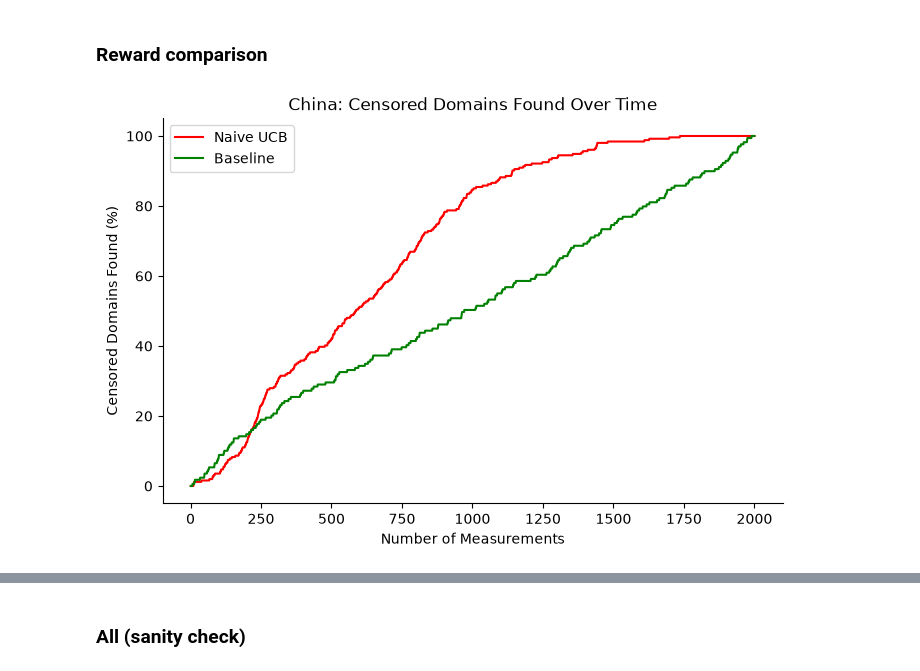
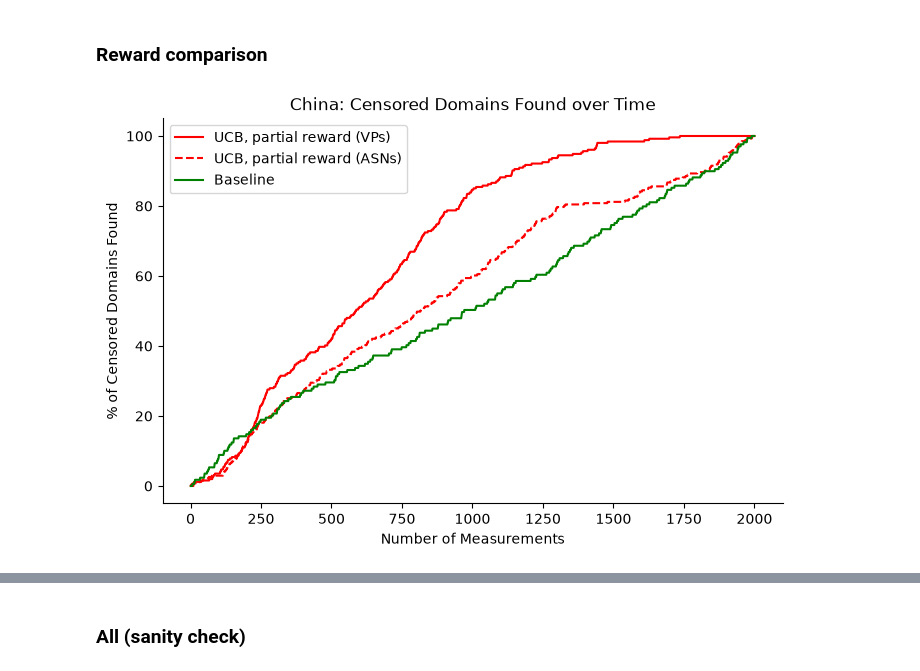
Before and after one commit to r-andlab/cenrl-infra, a Jupyter notebook: analysis/Analysis.ipynb, the cells around one changed output, grey strips where cells are left out. Saved outputs shown, nothing was run; the diff lists cells and outputs as text; code cells hidden in the pictures.

```diff
--- a/analysis/Analysis.ipynb
+++ b/analysis/Analysis.ipynb
@@ -368,9 +373,9 @@ plt.show()
 # %%
 files = [
     f"{DATA_DIR}/exp1/United_Arab_Emirates.csv",
-    # f"{DATA_DIR}/exp2/United_Arab_Emirates.csv",
+    f"{DATA_DIR}/exp2/United_Arab_Emirates.csv",
     f"{DATA_DIR}/exp3/United_Arab_Emirates.csv",
-    # f"{DATA_DIR}/exp4/United_Arab_Emirates.csv",
+    f"{DATA_DIR}/exp4/United_Arab_Emirates.csv",
     f"{DATA_DIR}/baseline/United_Arab_Emirates.csv"
 ]
 runs, times, names, colors, lines = get_over_time_compare_data(files)
@@ -393,9 +398,9 @@ plt.show()
 # %%
 files = [
     f"{DATA_DIR}/exp1/Germany.csv",
-    # f"{DATA_DIR}/exp2/Germany.csv",
+    f"{DATA_DIR}/exp2/Germany.csv",
     f"{DATA_DIR}/exp3/Germany.csv",
-    # f"{DATA_DIR}/exp4/Germany.csv",
+    f"{DATA_DIR}/exp4/Germany.csv",
     f"{DATA_DIR}/baseline/Germany.csv"
 ]
 runs, times, names, colors, lines = get_over_time_compare_data(files)
@@ -418,9 +423,9 @@ plt.show()
 # %%
 files = [
     f"{DATA_DIR}/exp1/Thailand.csv",
-    # f"{DATA_DIR}/exp2/Thailand.csv",
+    f"{DATA_DIR}/exp2/Thailand.csv",
     f"{DATA_DIR}/exp3/Thailand.csv",
-    # f"{DATA_DIR}/exp4/Thailand.csv",
+    f"{DATA_DIR}/exp4/Thailand.csv",
     f"{DATA_DIR}/baseline/Thailand.csv"
 ]
 runs, times, names, colors, lines = get_over_time_compare_data(files)
@@ -443,9 +448,9 @@ plt.show()
 # %%
 files = [
     f"{DATA_DIR}/exp1/Turkey.csv",
-    # f"{DATA_DIR}/exp2/Turkey.csv",
+    f"{DATA_DIR}/exp2/Turkey.csv",
     f"{DATA_DIR}/exp3/Turkey.csv",
-    # f"{DATA_DIR}/exp4/Turkey.csv",
+    f"{DATA_DIR}/exp4/Turkey.csv",
     f"{DATA_DIR}/baseline/Turkey.csv"
 ]
 runs, times, names, colors, lines = get_over_time_compare_data(files)
@@ -495,27 +500,27 @@ plt.show()
 # %%
 files = [
     # f"{DATA_DIR}/exp5/China.csv",
     f"{DATA_DIR}/exp6/China.csv",
-    # f"{DATA_DIR}/exp7/China.csv",
+    f"{DATA_DIR}/exp7/China.csv",
     f"{DATA_DIR}/baseline/China.csv"
 ]
 runs, times, names, colors, lines = get_over_time_compare_data(files)
 
 fig, ax = plt.subplots(figsize=(8, 5))
 for _ in range(len(runs)):
     ax.plot(times[_], runs[_], label=names[_], color=colors[_], linestyle=lines[_])
 
 ax.set_xlabel("Number of Measurements")
 if USE_PERCENTAGES:
     ax.set_ylabel("% of Censored Domains Found")
 else:
     ax.set_ylabel("Num Censored Domains Found")
 ax.set_title("China: Censored Domains Found over Time")
 ax.spines[["top", "right"]].set_visible(False)  # matches the reference style
 ax.legend()
 plt.show()
 # %% [output]
-[figure, old version]
+[figure, new version]
 # %%
 files = [
     # f"{DATA_DIR}/exp5/Iran.csv",
```
Also changed, not shown: parts of 42 cells of this notebook.
